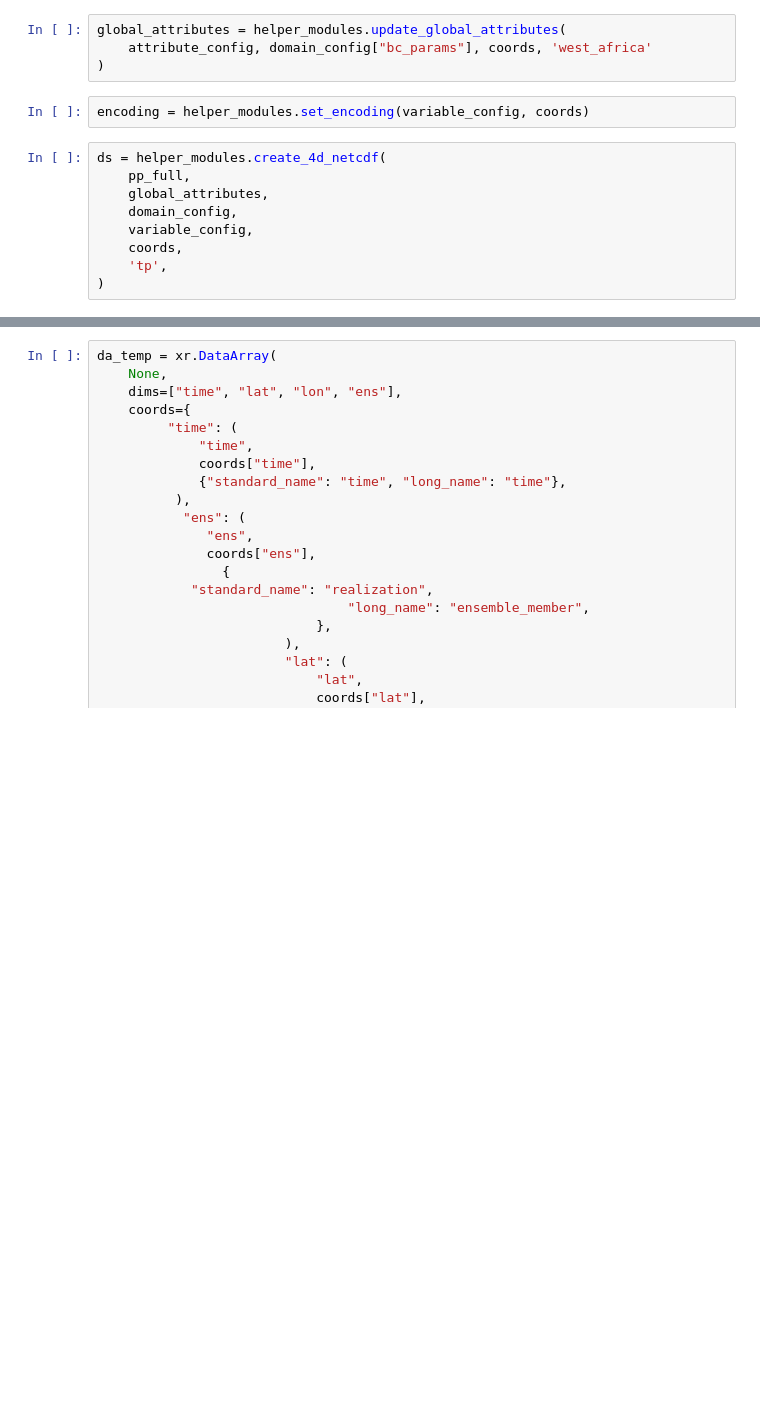
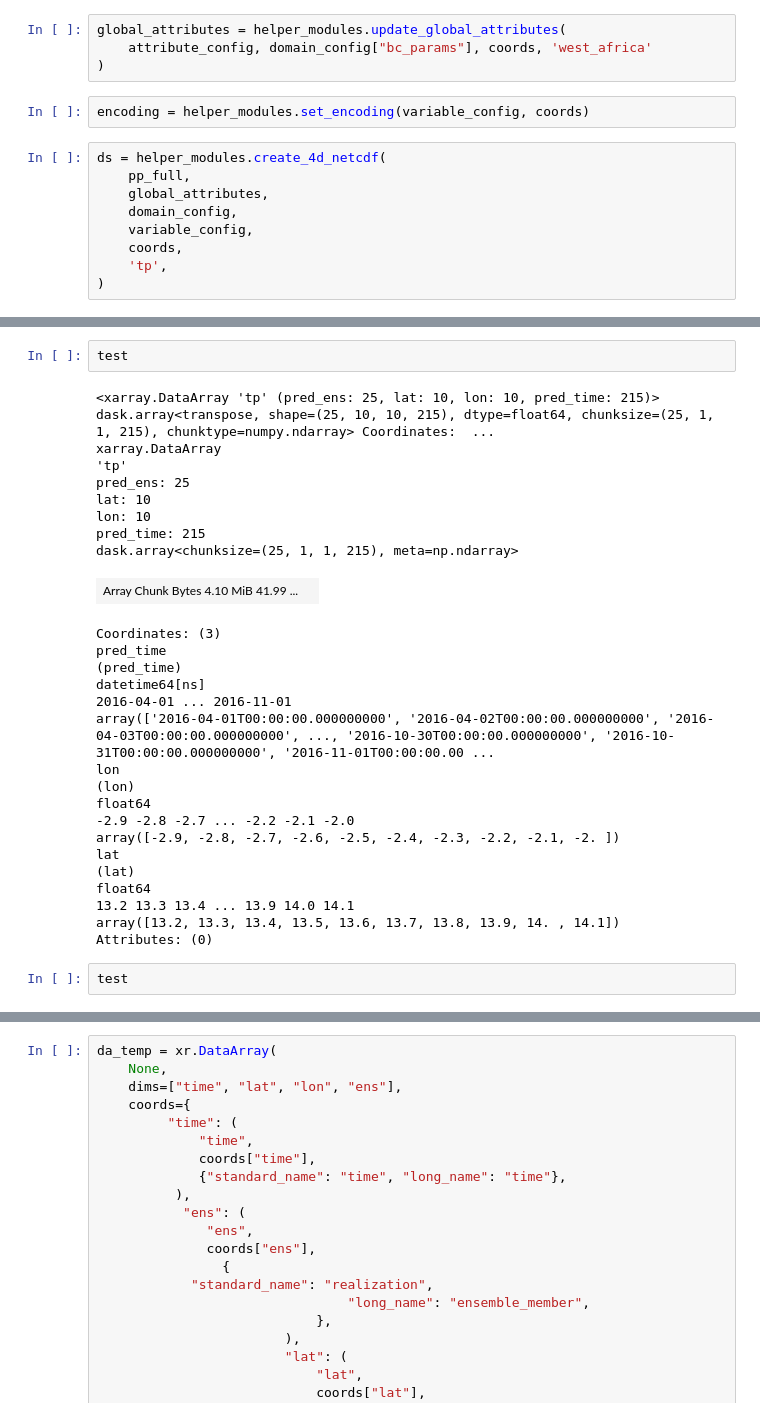
Before and after one commit to lorenz-c/Pycast-S2S, a Jupyter notebook: notebooks/run_bcsd_test.ipynb, the cells around one changed output, grey strips where cells are left out. Drawn from its saved outputs; the diff is of its cells as text; blank space fills up the shorter version.

```diff
--- a/notebooks/run_bcsd_test.ipynb
+++ b/notebooks/run_bcsd_test.ipynb
@@ -129,0 +176,31 @@ da_pred = da_pred.isel(lat=[0,1,2], lon=[0,1,2]).persist()
+# %%
+test
+# %% [output]
+<xarray.DataArray 'tp' (pred_ens: 25, lat: 10, lon: 10, pred_time: 215)> dask.array<transpose, shape=(25, 10, 10, 215), dtype=float64, chunksize=(25, 1, 1, 215), chunktype=numpy.ndarray> Coordinates:  ...
+xarray.DataArray
+'tp'
+pred_ens: 25
+lat: 10
+lon: 10
+pred_time: 215
+dask.array<chunksize=(25, 1, 1, 215), meta=np.ndarray>
+| Array Chunk Bytes 4.10 MiB 41.99 ... |  |
+Coordinates: (3)
+pred_time
+(pred_time)
+datetime64[ns]
+2016-04-01 ... 2016-11-01
+array(['2016-04-01T00:00:00.000000000', '2016-04-02T00:00:00.000000000', '2016-04-03T00:00:00.000000000', ..., '2016-10-30T00:00:00.000000000', '2016-10-31T00:00:00.000000000', '2016-11-01T00:00:00.00 ...
+lon
+(lon)
+float64
+-2.9 -2.8 -2.7 ... -2.2 -2.1 -2.0
+array([-2.9, -2.8, -2.7, -2.6, -2.5, -2.4, -2.3, -2.2, -2.1, -2. ])
+lat
+(lat)
+float64
+13.2 13.3 13.4 ... 13.9 14.0 14.1
+array([13.2, 13.3, 13.4, 13.5, 13.6, 13.7, 13.8, 13.9, 14. , 14.1])
+Attributes: (0)
+# %%
+test
```
Also changed, not shown: parts of 32 cells of this notebook, 3 other files.
